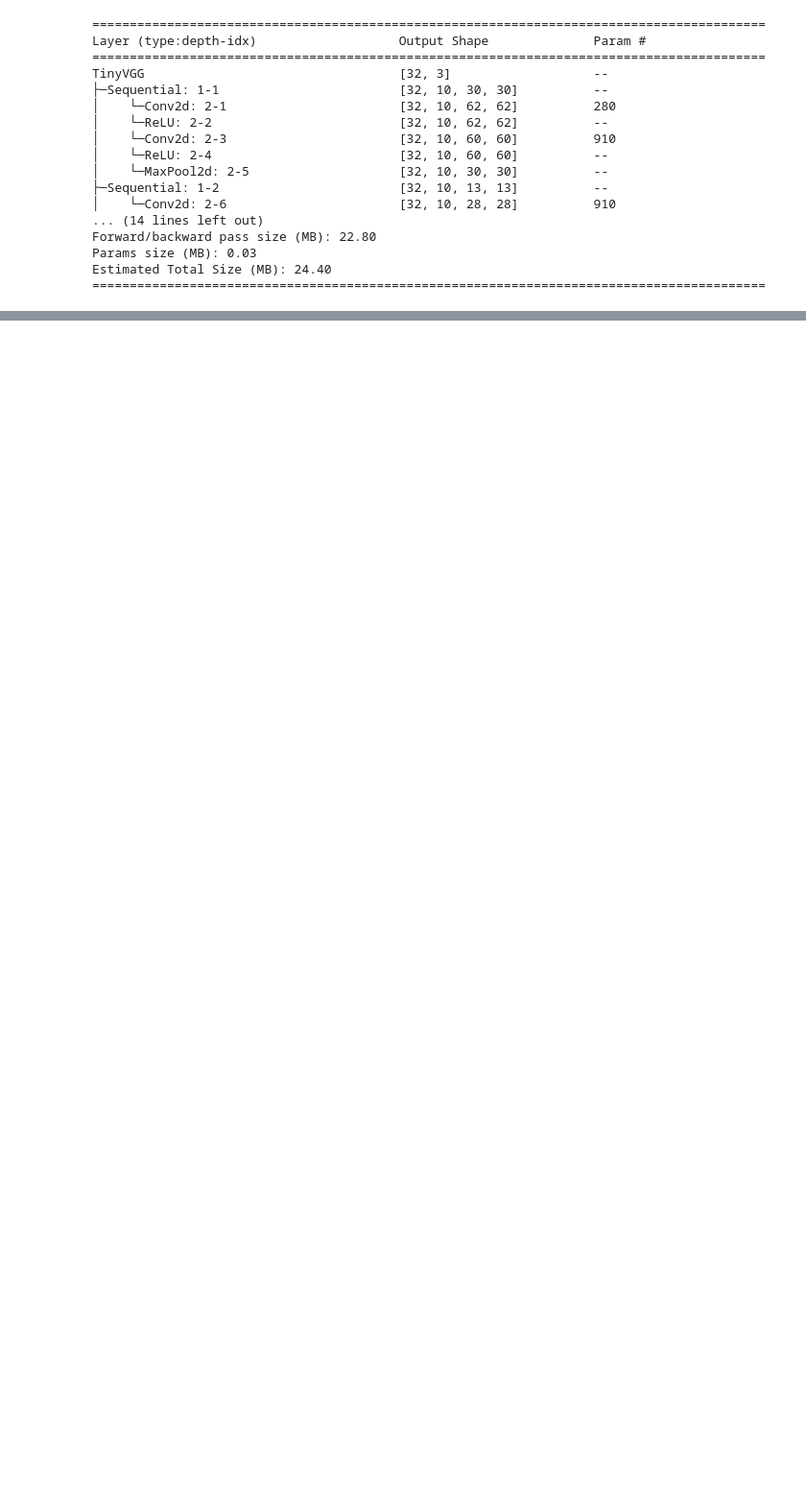
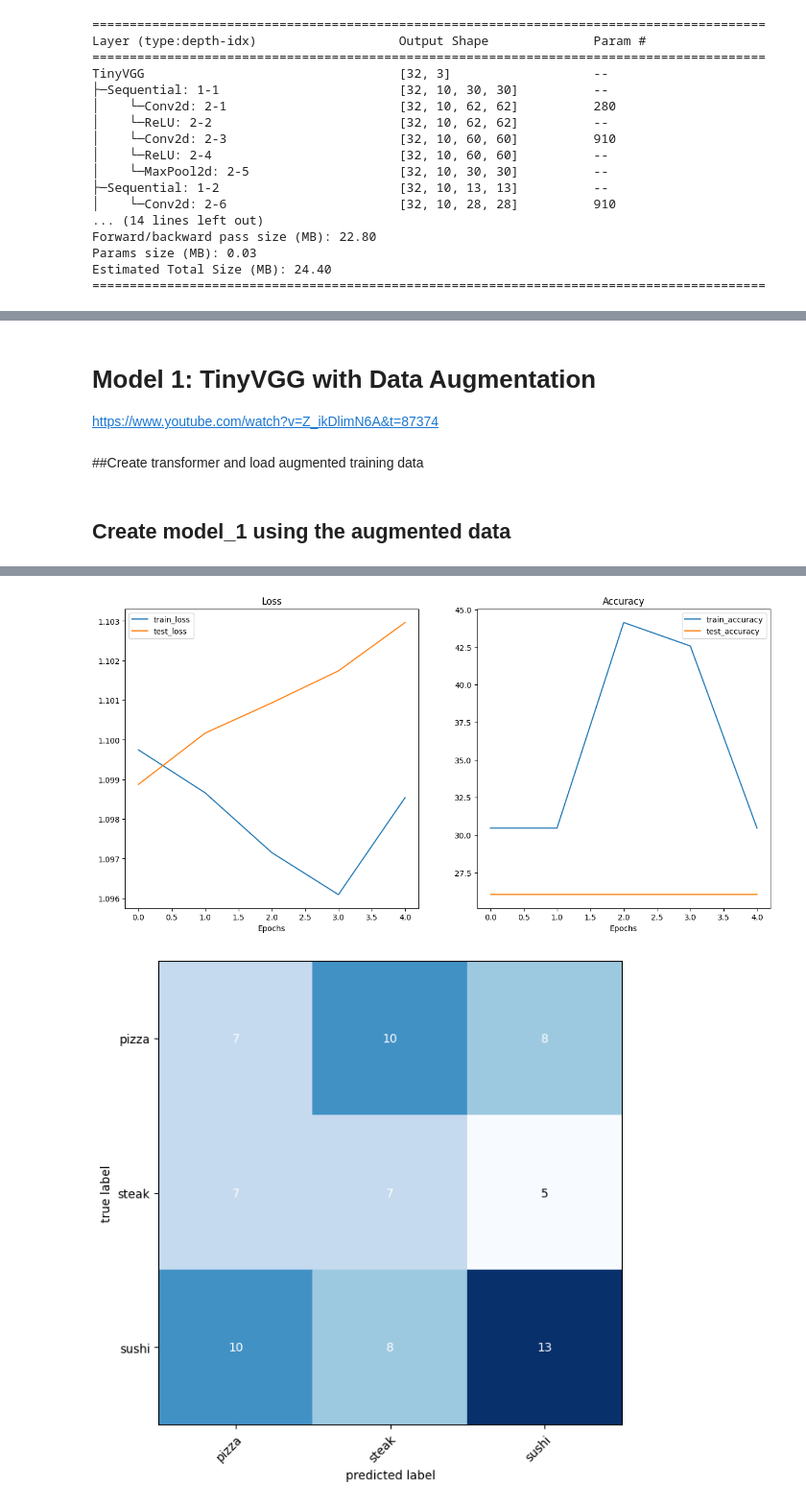
Before and after one commit to Endolf/pytorch-deep-learning-rocm, a Jupyter notebook: src/04_pytorch_custom_datasets.ipynb, the cells around one changed output, grey strips where cells are left out. Shown at 96% size. Drawn from its saved outputs; the diff is of its cells as text; code cells hidden in the pictures; blank space fills up the shorter version.

```diff
--- a/src/04_pytorch_custom_datasets.ipynb
+++ b/src/04_pytorch_custom_datasets.ipynb
@@ -473,0 +535,54 @@ Train time on cuda:0: 20.843 seconds
+# %% [markdown]
+# Model 1: TinyVGG with Data Augmentation
+
+https://www.youtube.com/watch?v=Z_ikDlimN6A&t=87374
+# %% [markdown]
+##Create transformer and load augmented training data
+# %%
+train_transform_trivial = transforms.Compose([
+    transforms.Resize(size=(64,64)),
+    transforms.TrivialAugmentWide(num_magnitude_bins=31),
+    transforms.ToImage(),
+    transforms.ToDtype(torch.float32, scale=True)
+])
+
+train_data_trivial_augmented = datasets.ImageFolder(root=train_dir,
+                                         transform=train_transform_trivial
+                                         )
+
+
+train_dataloader_trivial_augmented = DataLoader(dataset=train_data_trivial_augmented,
+                                     batch_size=BATCH_SIZE, shuffle=True,
+                                     num_workers=NUM_WORKERS)
+# %% [markdown]
+## Create model_1 using the augmented data
+# %%
+torch.manual_seed(42)
+if torch.cuda.is_available():
+  torch.cuda.manual_seed(42)
+
+model_1 = TinyVGG(input_shape=3, hidden_units=10, output_shape=len(train_data_trivial_augmented.classes)).to(device)
+
+torchinfo.summary(model_1, input_size=[32,3,64,64])
+
+# Setup loss function
+loss_fn = nn.CrossEntropyLoss()
+
+# Setup optimiser function
+optimiser = torch.optim.SGD(params=model_1.parameters(), lr=0.001)
+
+EPOCHS=5
+
+train_time_start = timer()
+model_1_results = train(epochs=EPOCHS, model=model_1, optimiser=optimiser,
+      train_dataloader=train_dataloader_trivial_augmented,
+      test_dataloader=test_dataloader_simple, loss_fn=loss_fn, device=device)
+train_time_end = timer()
+total_train_time_model_1 = print_train_time(start=train_time_start,
+                                            end=train_time_end,
+                                            device=str(next(model_1.parameters()).device))
+
+plot_loss_curves(model_1_results)
+
+prep_and_plot_confusion_matrix(model_1, test_data_simple, test_dataloader_simple)
+# %% [output]
@@ -473,0 +595,2 @@ Train time on cuda:0: 20.843 seconds
+[figure, added]
+[figure, added]
```
Also changed, not shown: parts of 12 cells of this notebook.
